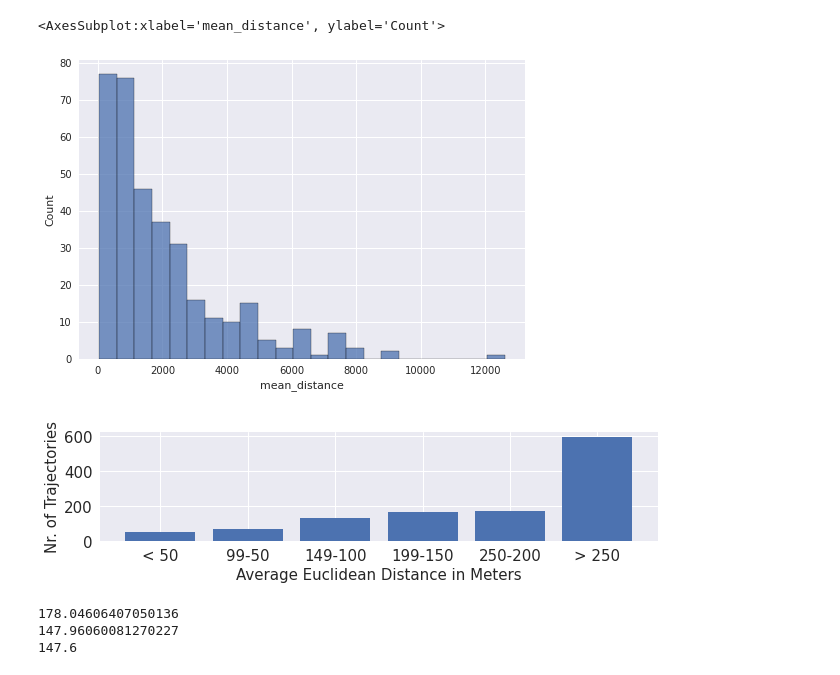
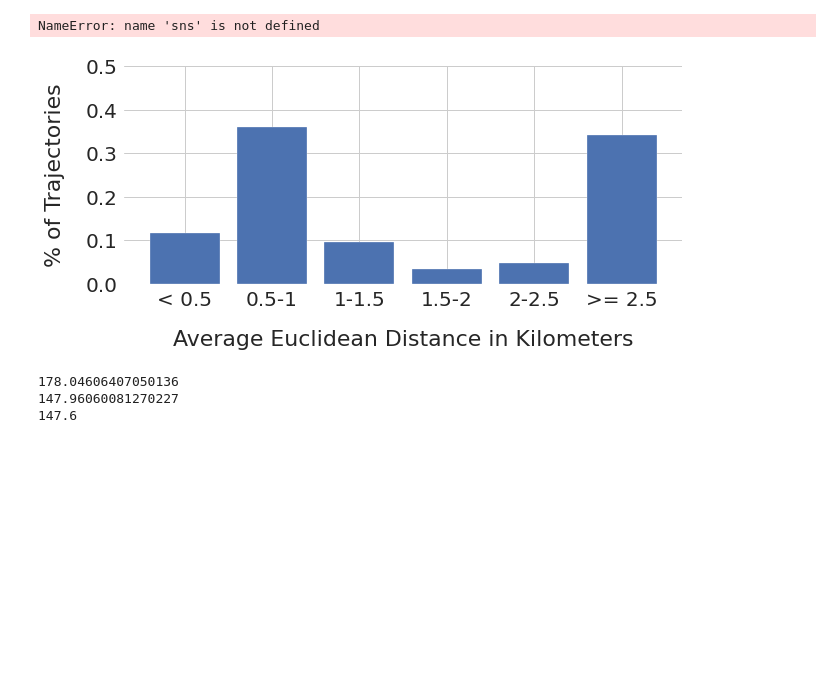
Before and after one commit to kono94/ship-path-prediction, a Jupyter notebook: deeprl/scripts/metrics.ipynb, the cells around one changed output. Drawn from its saved outputs; the diff is of its cells as text; code cells hidden in the pictures; blank space fills up the shorter version.

```diff
--- a/deeprl/scripts/metrics.ipynb
+++ b/deeprl/scripts/metrics.ipynb
@@ -8,7 +8,7 @@ import seaborn as sns
 #1257.4986072423399
 #1253.6731382585315
 # %%
-prefix = '../../experiments/bc/tanker_speed_10secs#4096,2048,256,32-steps7-seed5/steps7#4096,2048,256,32#seed5.csv'
+prefix = '../../experiments/bc/big_ships_speed_10secs_scaled_NEW_APPROACH#8,16,32,16,8-steps7-seed5/steps7#8,16,32,16,8#seed5.csv'
 title = 'BC_5epochs_256,128,64neurons'
 
 runs = []
@@ -41,4 +41,5 @@ tmp = runs[0]["mean_distance"]
 mean_dists = tmp / len(runs)
 print(mean(mean_dists))
 print(stdev(mean_dists))
+print(median(mean_dists))
 # %% [output]
@@ -55,32 +57,45 @@ See the caveats in the documentation: https://pandas.pydata.org/pandas-docs/stab
 # %%
 sns.histplot(x=mean_dists)
 # %% [output]
-<AxesSubplot:xlabel='mean_distance', ylabel='Count'>
+NameError: name 'sns' is not defined
-[figure, removed]
-# %%
-labels = ['< 50', '99-50' ,'149-100' , '199-150','250-200', '> 250' ]
-n_trajs = []
-
-n_trajs.append(len(mean_dists[mean_dists < 500]))
-n_trajs.append(len(mean_dists[(mean_dists >= 500) & (mean_dists <= 999)]))
-n_trajs.append(len(mean_dists[(mean_dists >= 1000) & (mean_dists <= 1999)]))
-n_trajs.append(len(mean_dists[(mean_dists >= 2000) & (mean_dists <= 2999)]))
-n_trajs.append(len(mean_dists[(mean_dists >= 3000) & (mean_dists <= 3999)]))
-n_trajs.append(len(mean_dists[mean_dists > 4000]))
-
-plt.figure(figsize=(10,2))
-plt.style.use('seaborn')
-plt.bar(labels,n_trajs)
-plt.rcParams['font.size'] = 12
-plt.rcParams['font.family'] = 'Times'
-plt.ylabel("Nr. of Trajectories", fontsize=15)
-plt.xlabel("Average Euclidean Distance in Meters", fontsize=15)
-plt.xticks(fontsize = 15)
-plt.yticks(fontsize = 15)
-
-plt.show()
-# %% [output]
-[figure, removed]
+# %%
+labels = ['< 0.5', '0.5-1' ,'1-1.5' , '1.5-2','2-2.5', '>= 2.5' ]
+n_trajs = []
+
+all = len(mean_dists)
+n_trajs.append(len(mean_dists[mean_dists < 500]) / all)
+n_trajs.append(len(mean_dists[(mean_dists >= 500) & (mean_dists <= 999)]) / all)
+n_trajs.append(len(mean_dists[(mean_dists >= 1000) & (mean_dists <= 1499)]) / all)
+n_trajs.append(len(mean_dists[(mean_dists >= 1500) & (mean_dists <= 1999)]) / all)
+n_trajs.append(len(mean_dists[(mean_dists >= 2000) & (mean_dists <= 2499)]) / all)
+n_trajs.append(len(mean_dists[mean_dists > 2499]) / all)
+
+plt.figure(figsize=(10,4))
+plt.style.use('seaborn')
+sns.set_style("whitegrid")
+SMALL_SIZE = 20
+MEDIUM_SIZE = 22
+BIGGER_SIZE = 22
+
+plt.rc('font', size=SMALL_SIZE)          # controls default text sizes
+plt.rc('axes', titlesize=SMALL_SIZE)     # fontsize of the axes title
+plt.rc('axes', labelsize=MEDIUM_SIZE)    # fontsize of the x and y labels
+plt.rc('xtick', labelsize=SMALL_SIZE)    # fontsize of the tick labels
+plt.rc('ytick', labelsize=SMALL_SIZE)    # fontsize of the tick labels
+plt.rc('legend', fontsize=SMALL_SIZE)    # legend fontsize
+plt.rc('figure', titlesize=BIGGER_SIZE)  # fontsize of the figure title
+
+plt.bar(labels,n_trajs)
+plt.ylabel("% of Trajectories", labelpad=20)
+plt.xlabel("Average Euclidean Distance in Kilometers", labelpad=20)
+#plt.xticks(fontsize = 15)
+#plt.yticks(fontsize = 15)
+plt.ylim(0, 0.5)
+#plt.draw()
+#_NO_LABELS
+plt.savefig(f'big_ships_speed_10secs_scaled_NEW_APPROACH#8,16,32,16,8-steps7.svg', format="svg", bbox_inches='tight')
+# %% [output]
+[figure, added]
 # %%
 print(mean(mean_dists))
 print(stdev(mean_dists))
```
Also changed, not shown: parts of 1 cell of this notebook, 14 other files.
